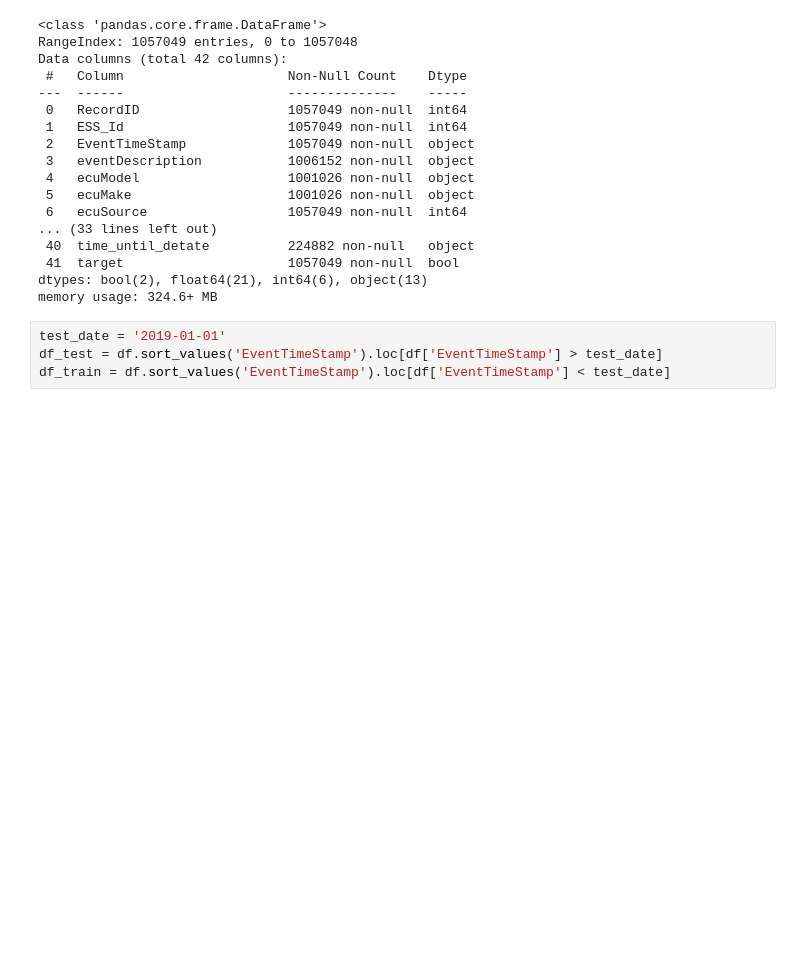
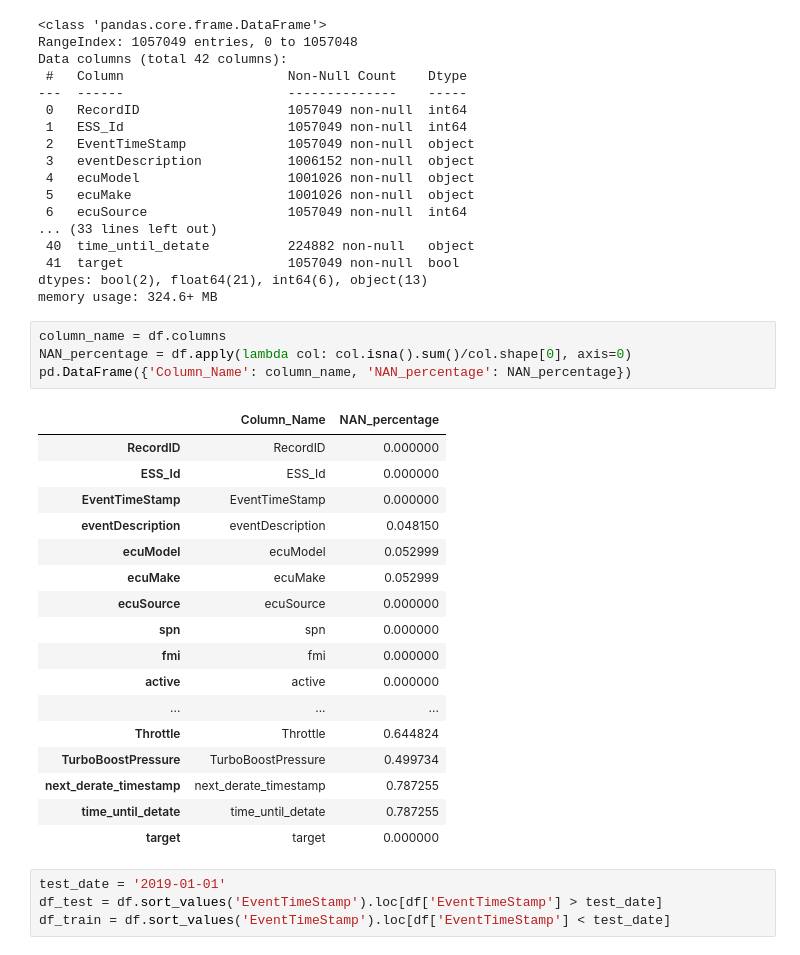
Before and after one commit to nss-data-science-cohort-8/big-g-big-rigs, a Jupyter notebook: notebooks/big-rigs_data_modeling attempt 2.ipynb, the cells around one changed output. Drawn from its saved outputs; the diff is of its cells as text; blank space fills up the shorter version.

```diff
--- a/notebooks/big-rigs_data_modeling attempt 2.ipynb
+++ b/notebooks/big-rigs_data_modeling attempt 2.ipynb
@@ -85,6 +85,28 @@ Data columns (total 42 columns):
  41  target                     1057049 non-null  bool
 dtypes: bool(2), float64(21), int64(6), object(13)
 memory usage: 324.6+ MB
+# %%
+column_name = df.columns
+NAN_percentage = df.apply(lambda col: col.isna().sum()/col.shape[0], axis=0)
+pd.DataFrame({'Column_Name': column_name, 'NAN_percentage': NAN_percentage})
+# %% [output]
+|  | Column_Name | NAN_percentage |
+| RecordID | RecordID | 0.000000 |
+| ESS_Id | ESS_Id | 0.000000 |
+| EventTimeStamp | EventTimeStamp | 0.000000 |
+| eventDescription | eventDescription | 0.048150 |
+| ecuModel | ecuModel | 0.052999 |
+| ecuMake | ecuMake | 0.052999 |
+| ecuSource | ecuSource | 0.000000 |
+| spn | spn | 0.000000 |
+| fmi | fmi | 0.000000 |
+| active | active | 0.000000 |
+| ... | ... | ... |
+| Throttle | Throttle | 0.644824 |
+| TurboBoostPressure | TurboBoostPressure | 0.499734 |
+| next_derate_timestamp | next_derate_timestamp | 0.787255 |
+| time_until_detate | time_until_detate | 0.787255 |
+| target | target | 0.000000 |
 # %%
 test_date = '2019-01-01'
 df_test = df.sort_values('EventTimeStamp').loc[df['EventTimeStamp'] > test_date]
```
Also changed, not shown: parts of 11 cells of this notebook.
